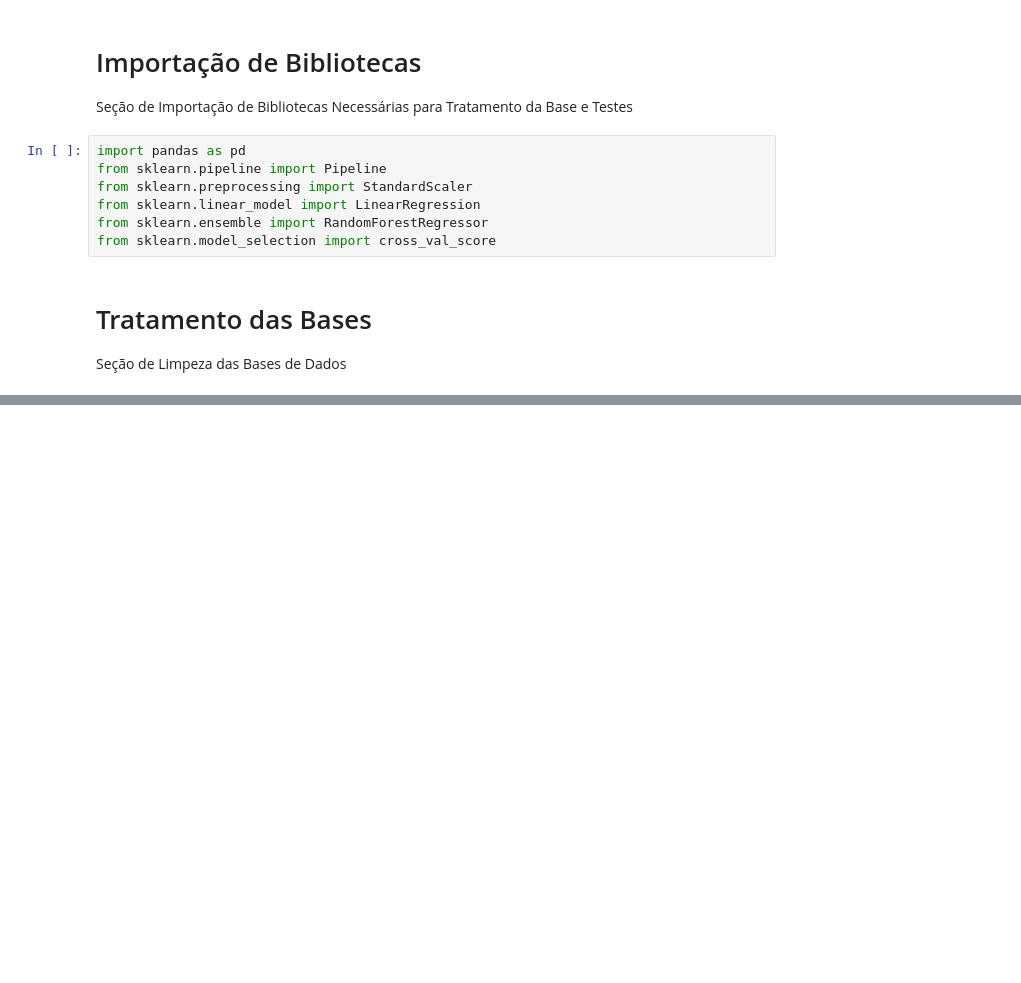
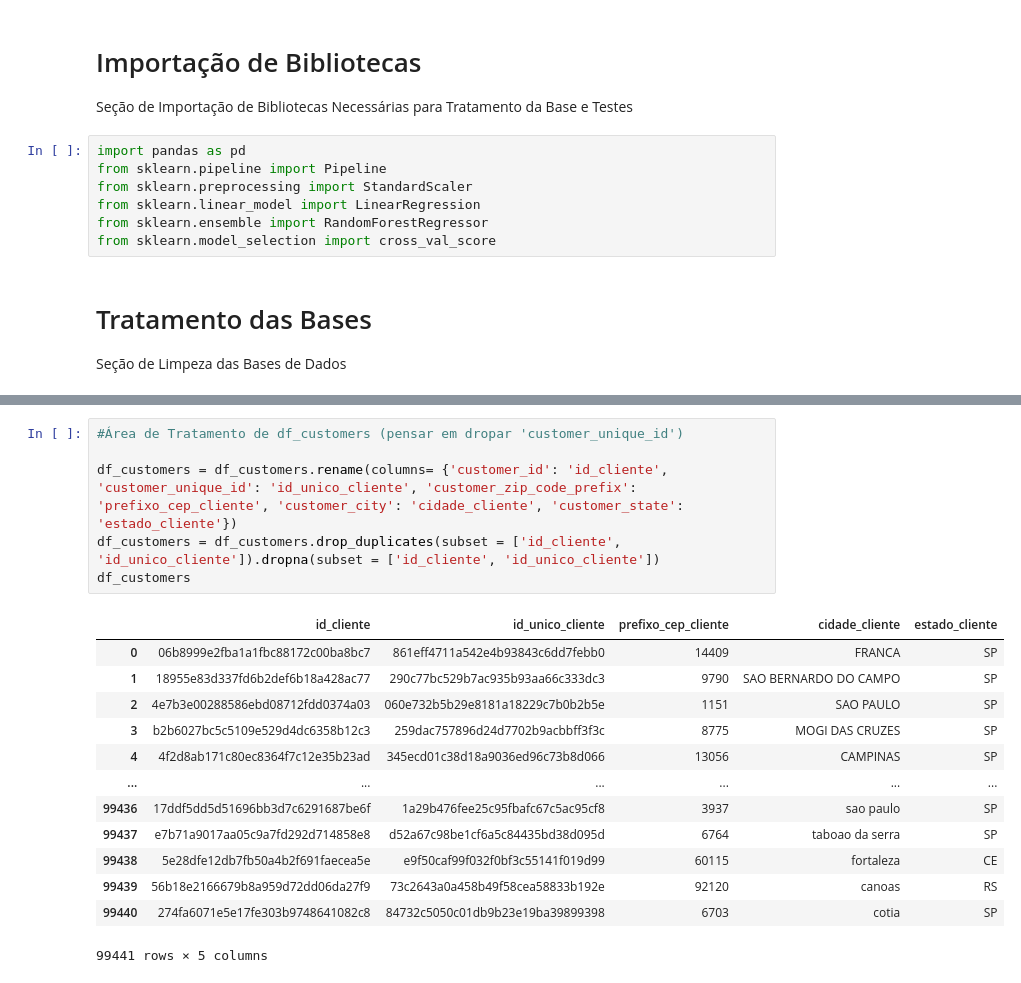
Before and after one commit to madusagii/Z-O, a Jupyter notebook: z-o.ipynb, the cells around one changed output, grey strips where cells are left out. Saved outputs shown, nothing was run; the diff lists cells and outputs as text; blank space fills up the shorter version.

```diff
--- a/z-o.ipynb
+++ b/z-o.ipynb
@@ -31,0 +58,20 @@ df_treino_canceladas
+# %%
+#Área de Tratamento de df_customers (pensar em dropar 'customer_unique_id')
+
+df_customers = df_customers.rename(columns= {'customer_id': 'id_cliente', 'customer_unique_id': 'id_unico_cliente', 'customer_zip_code_prefix': 'prefixo_cep_cliente', 'customer_city': 'cidade_cliente', 'customer_state': 'estado_cliente'})
+df_customers = df_customers.drop_duplicates(subset = ['id_cliente', 'id_unico_cliente']).dropna(subset = ['id_cliente', 'id_unico_cliente'])
+df_customers
+# %% [output]
+|  | id_cliente | id_unico_cliente | prefixo_cep_cliente | cidade_cliente | estado_cliente |
+| 0 | 06b8999e2fba1a1fbc88172c00ba8bc7 | 861eff4711a542e4b93843c6dd7febb0 | 14409 | FRANCA | SP |
+| 1 | 18955e83d337fd6b2def6b18a428ac77 | 290c77bc529b7ac935b93aa66c333dc3 | 9790 | SAO BERNARDO DO CAMPO | SP |
+| 2 | 4e7b3e00288586ebd08712fdd0374a03 | 060e732b5b29e8181a18229c7b0b2b5e | 1151 | SAO PAULO | SP |
+| 3 | b2b6027bc5c5109e529d4dc6358b12c3 | 259dac757896d24d7702b9acbbff3f3c | 8775 | MOGI DAS CRUZES | SP |
+| 4 | 4f2d8ab171c80ec8364f7c12e35b23ad | 345ecd01c38d18a9036ed96c73b8d066 | 13056 | CAMPINAS | SP |
+| ... | ... | ... | ... | ... | ... |
+| 99436 | 17ddf5dd5d51696bb3d7c6291687be6f | 1a29b476fee25c95fbafc67c5ac95cf8 | 3937 | sao paulo | SP |
+| 99437 | e7b71a9017aa05c9a7fd292d714858e8 | d52a67c98be1cf6a5c84435bd38d095d | 6764 | taboao da serra | SP |
+| 99438 | 5e28dfe12db7fb50a4b2f691faecea5e | e9f50caf99f032f0bf3c55141f019d99 | 60115 | fortaleza | CE |
+| 99439 | 56b18e2166679b8a959d72dd06da27f9 | 73c2643a0a458b49f58cea58833b192e | 92120 | canoas | RS |
+| 99440 | 274fa6071e5e17fe303b9748641082c8 | 84732c5050c01db9b23e19ba39899398 | 6703 | cotia | SP |
+99441 rows × 5 columns
```
Also changed, not shown: parts of 12 cells of this notebook, 8 other files.
